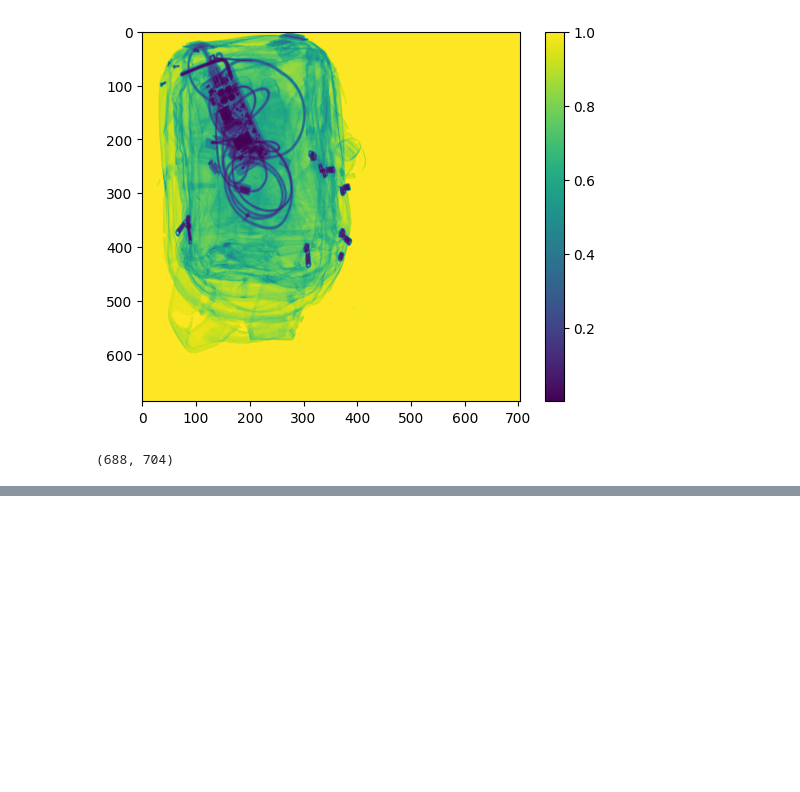
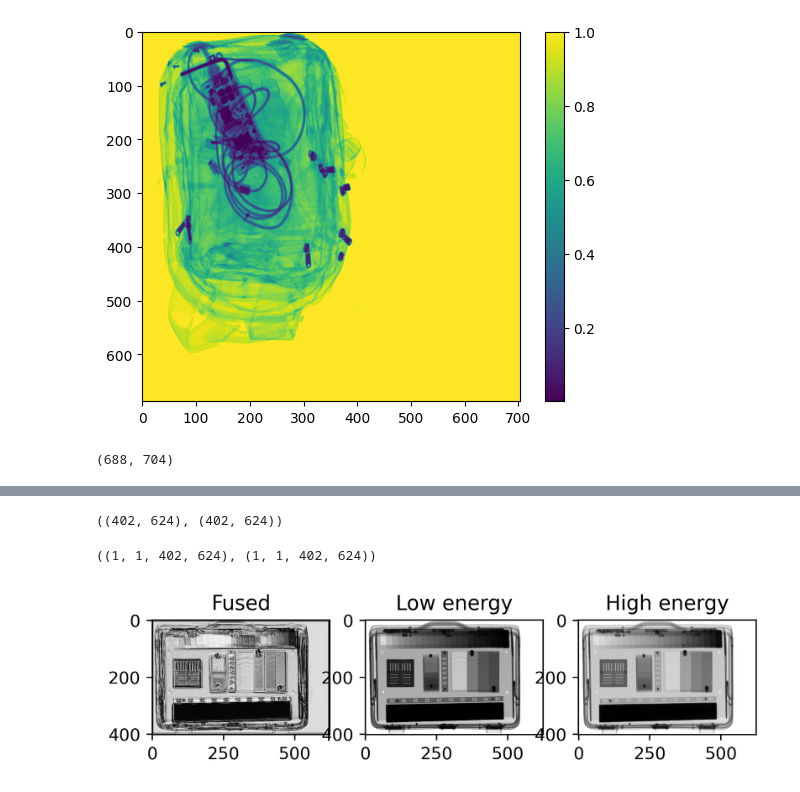
Before and after one commit to imraunav/DDcGAN-XRay, a Jupyter notebook: prototype.ipynb, the cells around one changed output, grey strips where cells are left out. Saved outputs shown, nothing was run; the diff lists cells and outputs as text; code cells hidden in the pictures; blank space fills up the shorter version.

```diff
--- a/prototype.ipynb
+++ b/prototype.ipynb
@@ -37,0 +48,36 @@ plt.show()
+# %%
+l_im = cv2.imread('/Users/raunavghosh/Documents/Research for Vehant/RAUNAV/processed_P01X010-2022120600157.dump_low.png', cv2.IMREAD_ANYDEPTH) / (2**16 - 1)
+h_im = cv2.imread('/Users/raunavghosh/Documents/Research for Vehant/RAUNAV/processed_P01X010-2022120600157.dump_high.png', cv2.IMREAD_ANYDEPTH) / (2**16 - 1)
+# %%
+l_im.shape, h_im.shape
+# %% [output]
+((402, 624), (402, 624))
+# %%
+l_im = l_im.reshape((1, 1, *l_im.shape))
+h_im = h_im.reshape((1, 1, *h_im.shape))
+l_im.shape, h_im.shape
+# %% [output]
+((1, 1, 402, 624), (1, 1, 402, 624))
+# %%
+l_im = torch.Tensor(l_im)
+h_im = torch.Tensor(h_im)
+# %%
+fused_im = gen(l_im, h_im)
+# %%
+plt.figure(dpi=400)
+
+plt.subplot(1, 3, 1)
+plt.imshow(fused_im.detach().numpy()[0, 0], cmap='grey')
+plt.title("Fused")
+
+plt.subplot(1, 3, 2)
+plt.imshow(l_im.detach().numpy()[0, 0], cmap='grey')
+plt.title("Low energy")
+
+plt.subplot(1, 3, 3)
+plt.imshow(h_im.detach().numpy()[0, 0], cmap='grey')
+plt.title("High energy")
+
+plt.show()
+# %% [output]
+[figure, added]
```
Also changed, not shown: parts of 3 cells of this notebook, 5 other files.
